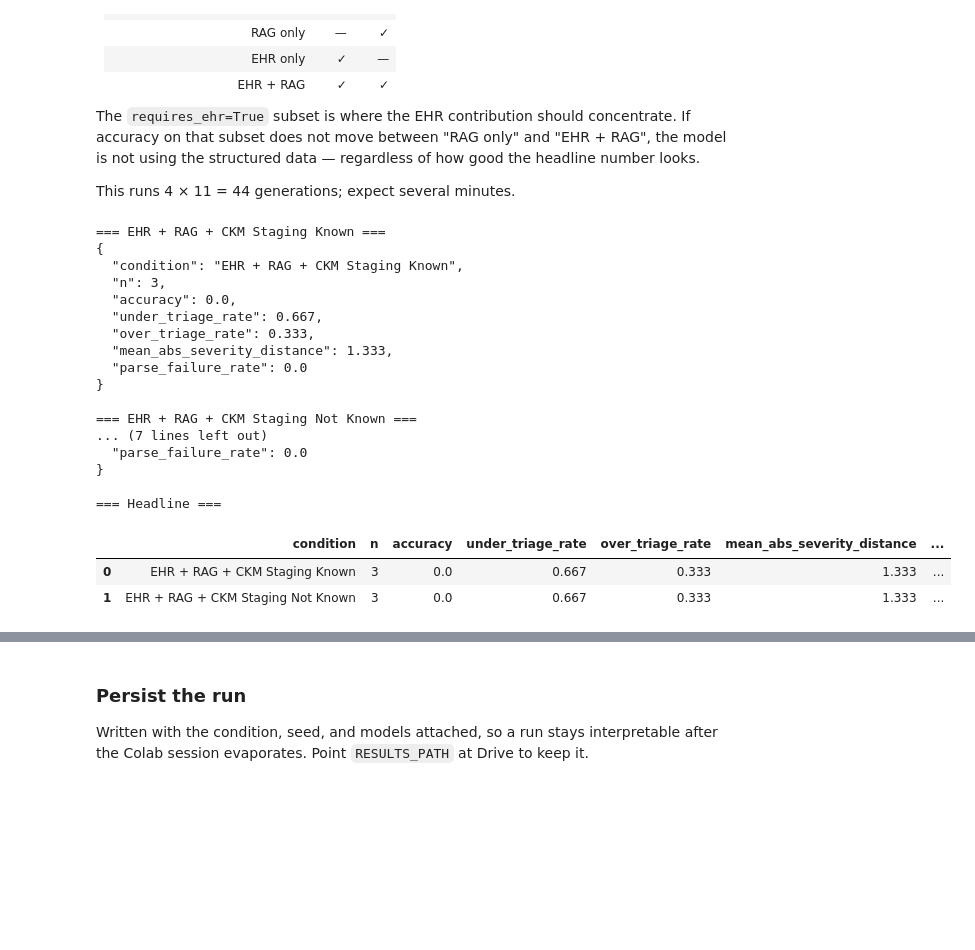
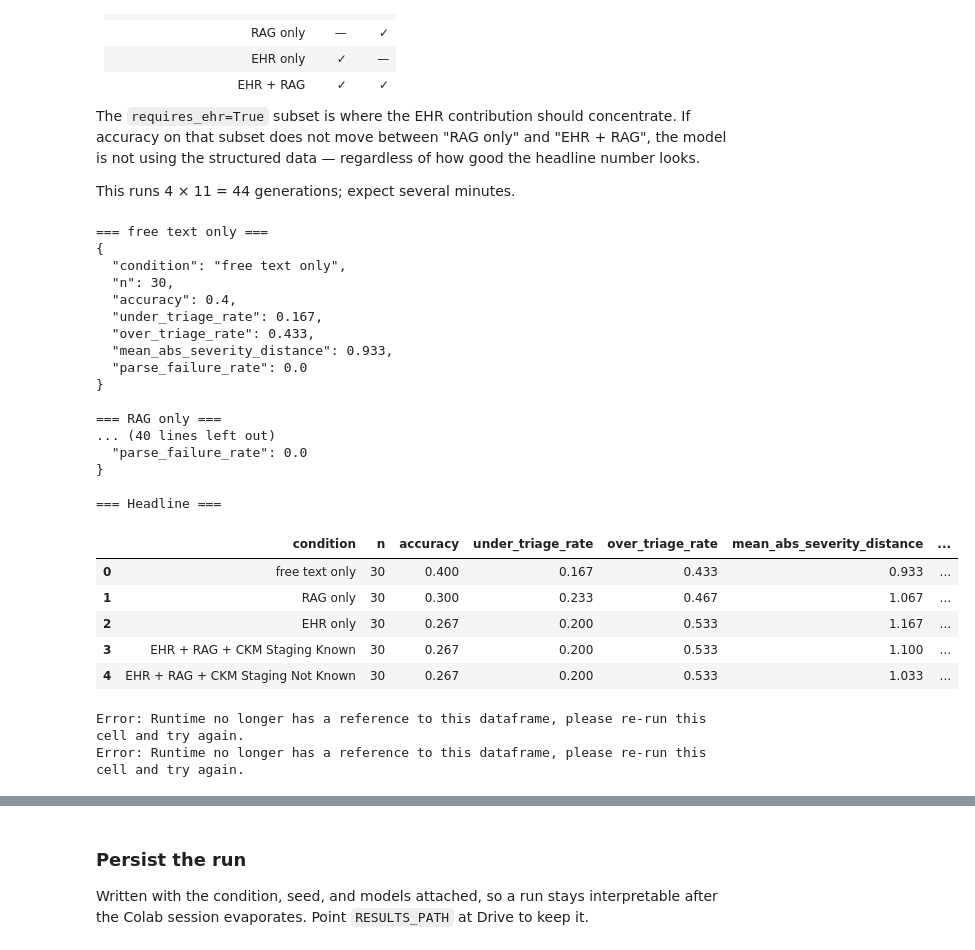
Before and after one commit to lhsalud/ckm-genai-probe, a Jupyter notebook: llm_tester/ckm_genai_probe_rag.ipynb, the cells around one changed output, grey strips where cells are left out. Saved outputs shown, nothing was run; the diff lists cells and outputs as text; code cells hidden in the pictures; blank space fills up the shorter version.

Commit message:
Checkin latest where we ran all 30 patients and captured data to compare condidtions.

```diff
--- a/llm_tester/ckm_genai_probe_rag.ipynb
+++ b/llm_tester/ckm_genai_probe_rag.ipynb
@@ -323,6 +318,19 @@ RERANK_MODEL = "cross-encoder/ms-marco-MiniLM-L-6-v2"
 # Generation. temperature 0 + fixed seed keeps evaluation runs reproducible.
 GEN_OPTIONS = {"temperature": 0, "seed": 42, "num_ctx": 8192}
 
+STAGING_PRIMER = """CKM staging (Ndumele et al. 2026, Table 4):
+Stage 0 - No CKM risk factors: normal BMI/waist circumference, normoglycemia,
+  normotension, normal lipids, no CKD and no subclinical or clinical CVD.
+Stage 1 - Excess or dysfunctional adiposity, without other metabolic risk
+  factors or CKD.
+Stage 2 - Metabolic risk factors (hypertriglyceridemia, hypertension, diabetes,
+  metabolic syndrome) or CKD.
+Stage 3 - Subclinical CVD in CKM syndrome, or risk equivalents (e.g. very high
+  predicted CVD risk, high-risk CKD).
+Stage 4 - Clinical CVD (CHD, HF, stroke, PAD, AF) in a person with excess or
+  dysfunctional adiposity, other CKM risk factors, or CKD.
+Higher stages indicate greater absolute cardiovascular risk."""
+
 print("RAG config loaded.")
 # %% [output]
 RAG config loaded.
@@ -740,7 +752,7 @@ All data is synthetic. No real patient information.
 # %%
 import json
 
-PATIENTS_PATH = "/content/ckm_pts_segments_1_staged.json"   # upload via the Files pane
+PATIENTS_PATH = "/content/ckm_pts_all_staged.json"   # upload via the Files pane
 
 if not os.path.exists(PATIENTS_PATH):
     raise FileNotFoundError(f"Not found: {PATIENTS_PATH}\nUpload ckm_pts_segments_1_staged.json via the Files pane.")
@@ -893,6 +905,8 @@ def triage_message(patient, message, use_ehr=True, use_rag=True, use_ckm_stage=F
         if use_ehr:
             parts += patient.get("problem_list", [])
             parts += patient.get("diagnoses", {}).get("past_year", [])
+            parts += patient.get("medications") or []
+
             if use_ckm_stage:
                 parts.append(str(patient.get("ckm_stage_label") or ""))
         query = " ".join(p for p in parts if p)
@@ -900,8 +914,10 @@ def triage_message(patient, message, use_ehr=True, use_rag=True, use_ckm_stage=F
     else:
         query, context, refs = "", "(no guideline context provided)", []
 
+
     user = TRIAGE_TEMPLATE.format(
         triage_defs=TRIAGE_DEFS,
+        staging_primer=STAGING_PRIMER,
         ehr=format_ehr(patient, use_ckm_stage) if use_ehr else "(structured EHR data withheld)",
         context=context,
         sent_at=message["sent_at"],
@@ -1230,10 +1321,11 @@ structured data — regardless of how good the headline number looks.
 
 This runs 4 × 11 = 44 generations; expect several minutes.
 # %%
+# Make sure basic differences can be found
 conditions = [
-#    ("free text only", False, False, False),
-#    ("RAG only", False, True, False),
-#    ("EHR only", True,  False, False),
+    ("free text only", False, False, False),
+    ("RAG only", False, True, False),
+    ("EHR only", True,  False, False),
     ("EHR + RAG + CKM Staging Known", True,  True, True),
     ("EHR + RAG + CKM Staging Not Known", True,  True, False),
 ]
@@ -1246,41 +1338,46 @@ for label, use_ehr, use_rag, use_ckm_stage in conditions:
     print(json.dumps(summarize(df, label), indent=2))
 
 ablation = pd.concat(ablation_frames, ignore_index=True)
 
 print("\n=== Headline ===")
 display(pd.DataFrame([summarize(d, d["condition"].iloc[0]) for d in ablation_frames]))
 
 # print("\n=== Accuracy on the requires_ehr subset (the EHR-dependent items) ===")
 # display(
 #     ablation[ablation["requires_ehr"]]
 #     .groupby("condition")["correct"].agg(["mean", "count"])
 #     .rename(columns={"mean": "accuracy", "count": "n"})
 #     .reindex([c[0] for c in conditions])
 # )
 
 # print("\n=== Accuracy by message ambiguity ===")
 # display(
 #     ablation.pivot_table(index="condition", columns="ambiguity", values="correct", aggfunc="mean")
 #     .reindex([c[0] for c in conditions])
 #)
 # %% [output]
-=== EHR + RAG + CKM Staging Known ===
+=== free text only ===
 {
-  "condition": "EHR + RAG + CKM Staging Known",
-  "n": 3,
-  "accuracy": 0.0,
-  "under_triage_rate": 0.667,
-  "over_triage_rate": 0.333,
-  "mean_abs_severity_distance": 1.333,
+  "condition": "free text only",
+  "n": 30,
+  "accuracy": 0.4,
+  "under_triage_rate": 0.167,
+  "over_triage_rate": 0.433,
+  "mean_abs_severity_distance": 0.933,
   "parse_failure_rate": 0.0
 }
 
-=== EHR + RAG + CKM Staging Not Known ===
-... (7 lines left out)
+=== RAG only ===
+... (40 lines left out)
   "parse_failure_rate": 0.0
 }
 
 === Headline ===
 |  | condition | n | accuracy | under_triage_rate | over_triage_rate | mean_abs_severity_distance | ... |
-| 0 | EHR + RAG + CKM Staging Known | 3 | 0.0 | 0.667 | 0.333 | 1.333 | ... |
-| 1 | EHR + RAG + CKM Staging Not Known | 3 | 0.0 | 0.667 | 0.333 | 1.333 | ... |
+| 0 | free text only | 30 | 0.400 | 0.167 | 0.433 | 0.933 | ... |
+| 1 | RAG only | 30 | 0.300 | 0.233 | 0.467 | 1.067 | ... |
+| 2 | EHR only | 30 | 0.267 | 0.200 | 0.533 | 1.167 | ... |
+| 3 | EHR + RAG + CKM Staging Known | 30 | 0.267 | 0.200 | 0.533 | 1.100 | ... |
+| 4 | EHR + RAG + CKM Staging Not Known | 30 | 0.267 | 0.200 | 0.533 | 1.033 | ... |
+Error: Runtime no longer has a reference to this dataframe, please re-run this cell and try again.
+Error: Runtime no longer has a reference to this dataframe, please re-run this cell and try again.
```
Also changed, not shown: parts of 22 cells of this notebook, 3 other files.
